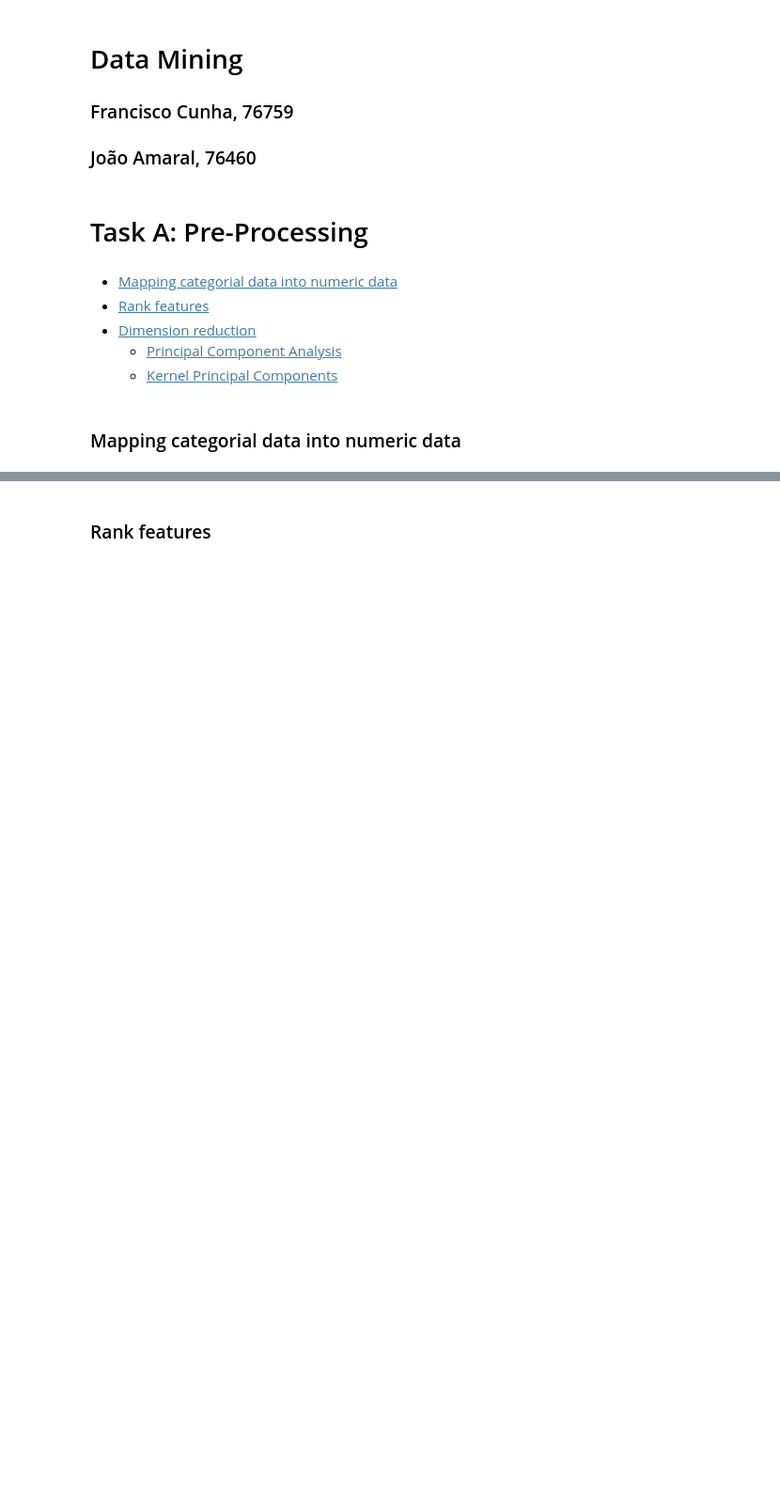
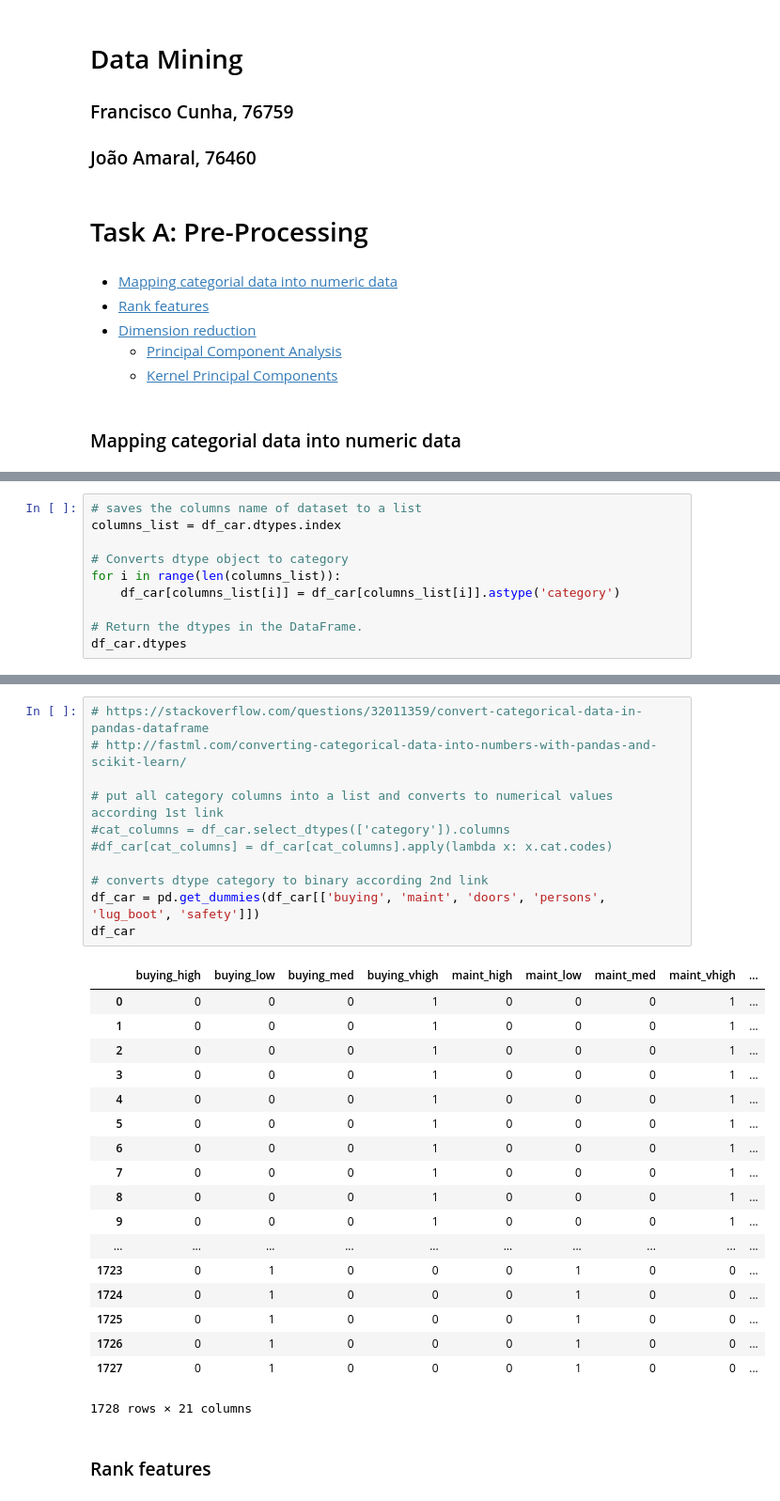
Before and after one commit to franciscommcunha/Data_Mining, a Jupyter notebook: scripts/data_mining.ipynb, the cells around one changed output, grey strips where cells are left out. Shown at 94% size. Cells and saved outputs as stored; diff of their text form; blank space fills up the shorter version.

```diff
--- a/scripts/data_mining.ipynb
+++ b/scripts/data_mining.ipynb
@@ -60,0 +66,10 @@ dtype: object
+# %%
+# saves the columns name of dataset to a list
+columns_list = df_car.dtypes.index
+
+# Converts dtype object to category
+for i in range(len(columns_list)):
+    df_car[columns_list[i]] = df_car[columns_list[i]].astype('category')
+
+# Return the dtypes in the DataFrame.
+df_car.dtypes
@@ -61,2 +85,32 @@ dtype: object
+# %%
+# https://stackoverflow.com/questions/32011359/convert-categorical-data-in-pandas-dataframe
+# http://fastml.com/converting-categorical-data-into-numbers-with-pandas-and-scikit-learn/
+
+# put all category columns into a list and converts to numerical values according 1st link
+#cat_columns = df_car.select_dtypes(['category']).columns
+#df_car[cat_columns] = df_car[cat_columns].apply(lambda x: x.cat.codes)
+
+# converts dtype category to binary according 2nd link
+df_car = pd.get_dummies(df_car[['buying', 'maint', 'doors', 'persons', 'lug_boot', 'safety']])
+df_car
+# %% [output]
+|  | buying_high | buying_low | buying_med | buying_vhigh | maint_high | maint_low | maint_med | maint_vhigh | ... |
+| 0 | 0 | 0 | 0 | 1 | 0 | 0 | 0 | 1 | ... |
+| 1 | 0 | 0 | 0 | 1 | 0 | 0 | 0 | 1 | ... |
+| 2 | 0 | 0 | 0 | 1 | 0 | 0 | 0 | 1 | ... |
+| 3 | 0 | 0 | 0 | 1 | 0 | 0 | 0 | 1 | ... |
+| 4 | 0 | 0 | 0 | 1 | 0 | 0 | 0 | 1 | ... |
+| 5 | 0 | 0 | 0 | 1 | 0 | 0 | 0 | 1 | ... |
+| 6 | 0 | 0 | 0 | 1 | 0 | 0 | 0 | 1 | ... |
+| 7 | 0 | 0 | 0 | 1 | 0 | 0 | 0 | 1 | ... |
+| 8 | 0 | 0 | 0 | 1 | 0 | 0 | 0 | 1 | ... |
+| 9 | 0 | 0 | 0 | 1 | 0 | 0 | 0 | 1 | ... |
+| ... | ... | ... | ... | ... | ... | ... | ... | ... | ... |
+| 1723 | 0 | 1 | 0 | 0 | 0 | 1 | 0 | 0 | ... |
+| 1724 | 0 | 1 | 0 | 0 | 0 | 1 | 0 | 0 | ... |
+| 1725 | 0 | 1 | 0 | 0 | 0 | 1 | 0 | 0 | ... |
+| 1726 | 0 | 1 | 0 | 0 | 0 | 1 | 0 | 0 | ... |
+| 1727 | 0 | 1 | 0 | 0 | 0 | 1 | 0 | 0 | ... |
+1728 rows × 21 columns
 # %% [markdown]
 ### Rank features
```
Also changed, not shown: parts of 5 cells of this notebook, 1 other file.
